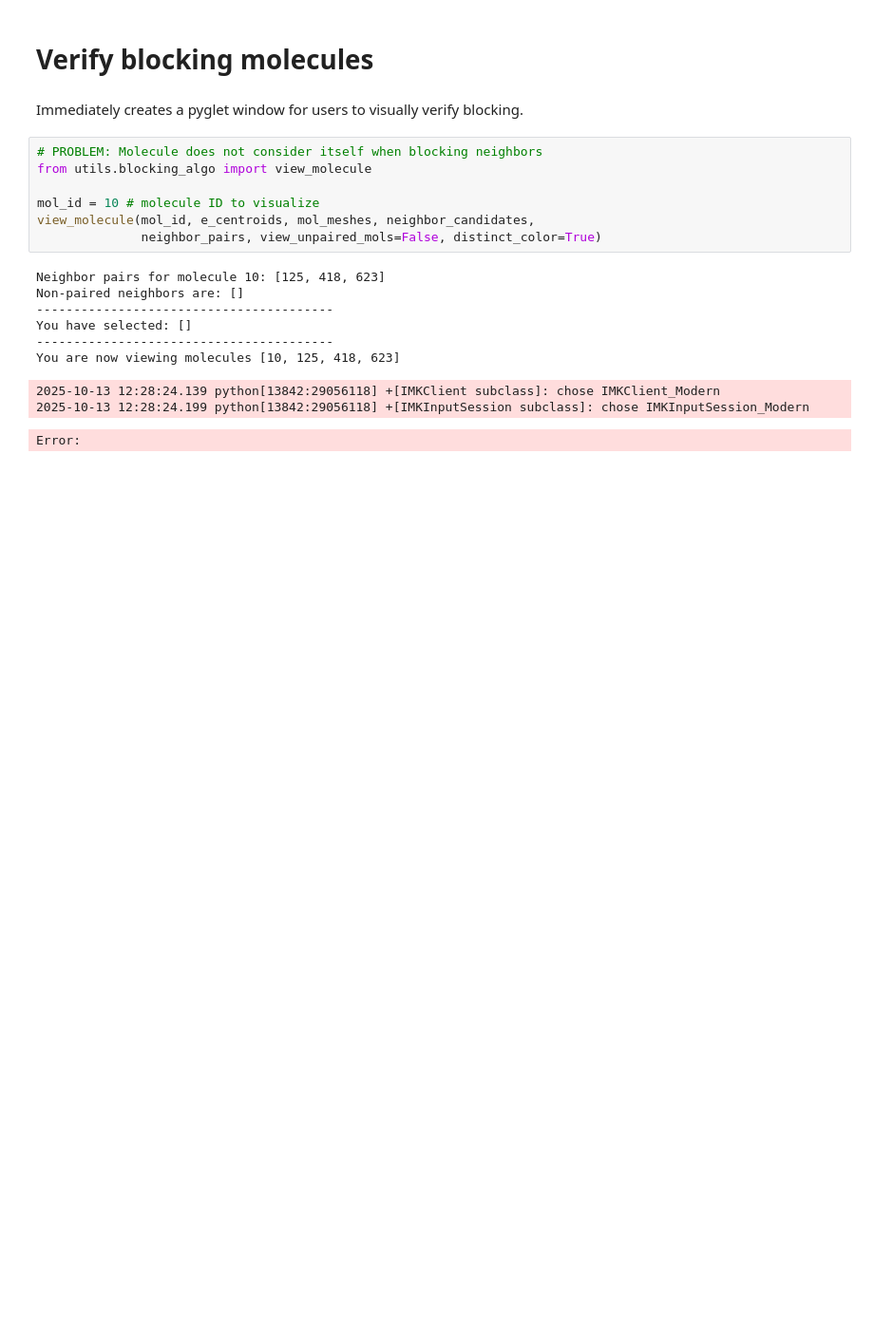
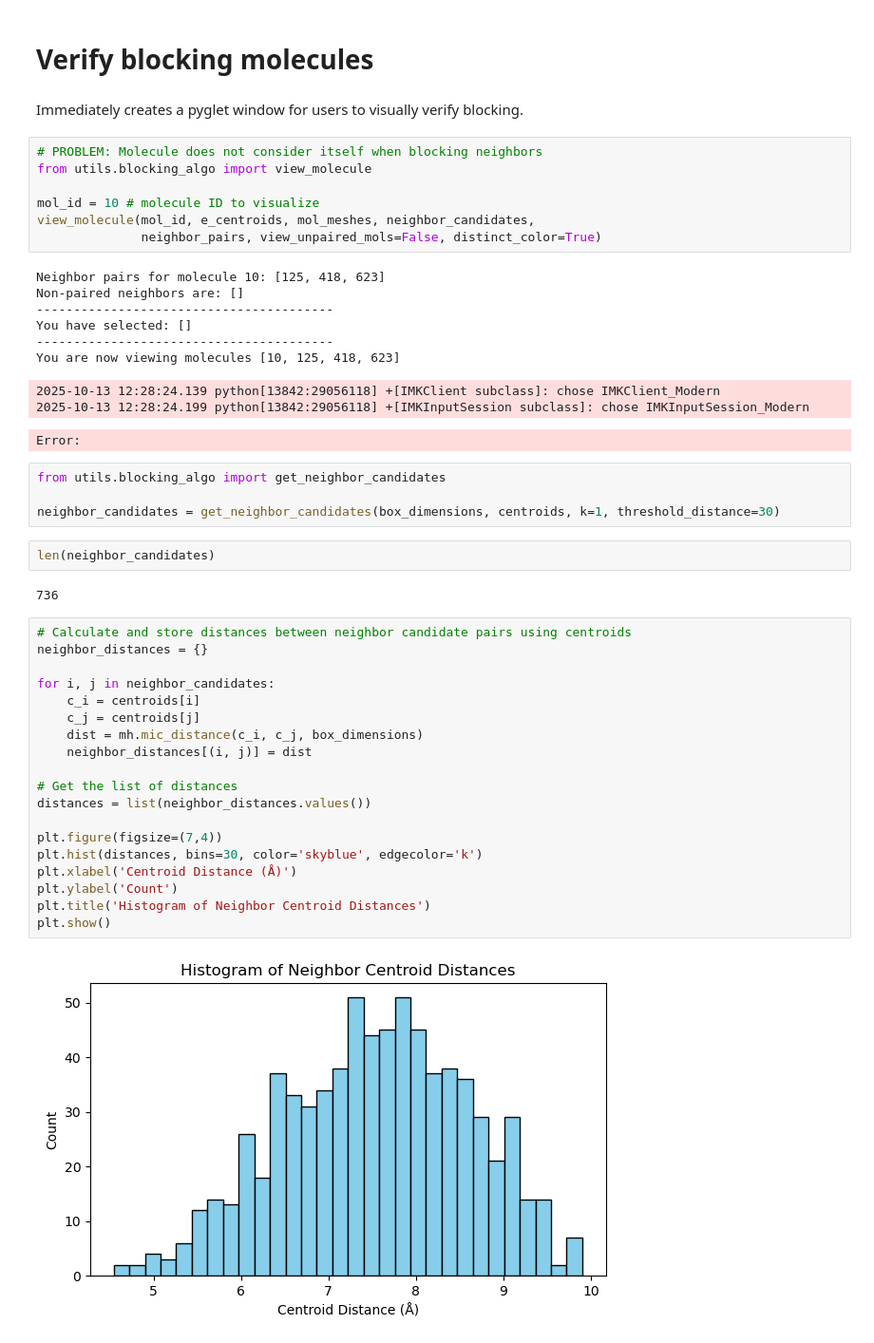
Before and after one commit to QMathsdude/kmc-charge-transport-organic-semiconductor, a Jupyter notebook: notebooks/08_/main_pipeline.ipynb, the cells around one changed output. Shown: that part at 95% size. Saved outputs shown, nothing was run; the diff lists cells and outputs as text; blank space fills up the shorter version.

```diff
--- a/notebooks/08_/main_pipeline.ipynb
+++ b/notebooks/08_/main_pipeline.ipynb
@@ -154,3 +179,32 @@ You are now viewing molecules [10, 125, 418, 623]
 2025-10-13 12:28:24.139 python[13842:29056118] +[IMKClient subclass]: chose IMKClient_Modern
 2025-10-13 12:28:24.199 python[13842:29056118] +[IMKInputSession subclass]: chose IMKInputSession_Modern
 Error:
+# %%
+from utils.blocking_algo import get_neighbor_candidates
+
+neighbor_candidates = get_neighbor_candidates(box_dimensions, centroids, k=1, threshold_distance=30)
+# %%
+len(neighbor_candidates)
+# %% [output]
+736
+# %%
+# Calculate and store distances between neighbor candidate pairs using centroids
+neighbor_distances = {}
+
+for i, j in neighbor_candidates:
+    c_i = centroids[i]
+    c_j = centroids[j]
+    dist = mh.mic_distance(c_i, c_j, box_dimensions)
+    neighbor_distances[(i, j)] = dist
+
+# Get the list of distances
+distances = list(neighbor_distances.values())
+
+plt.figure(figsize=(7,4))
+plt.hist(distances, bins=30, color='skyblue', edgecolor='k')
+plt.xlabel('Centroid Distance (Å)')
+plt.ylabel('Count')
+plt.title('Histogram of Neighbor Centroid Distances')
+plt.show()
+# %% [output]
+[figure, added]
```
Also changed, not shown: parts of 3 cells of this notebook, 1 other file.
